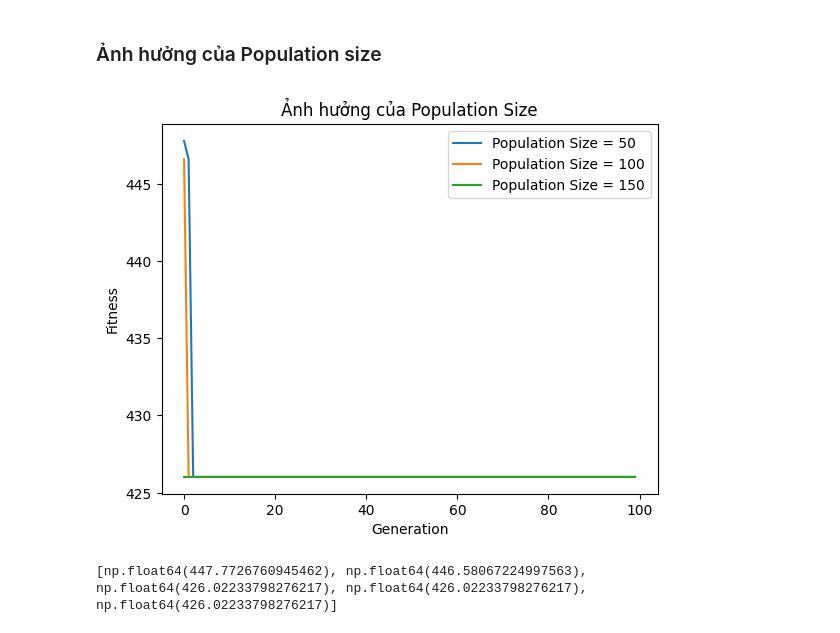
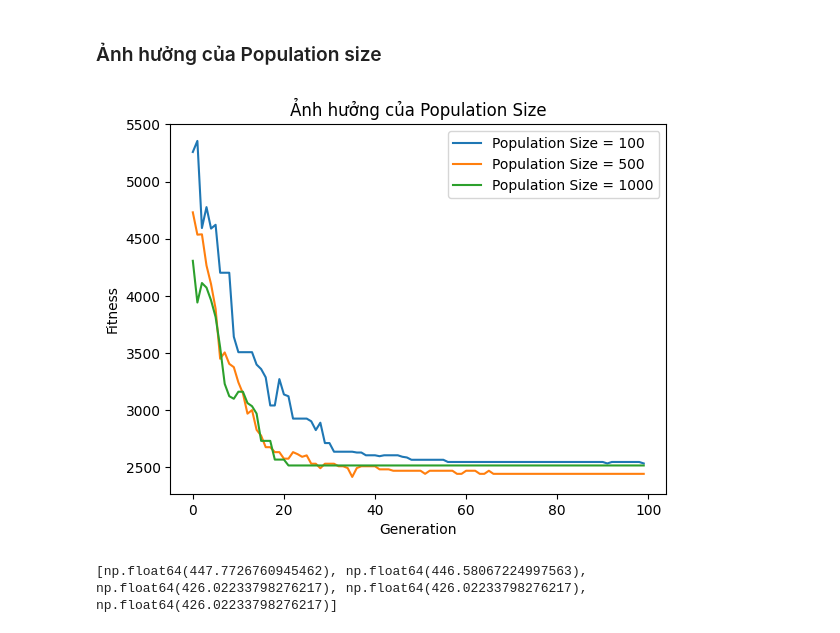
Before and after one commit to thilinnd/GA_TSP, a Jupyter notebook: src/experiment tham so.ipynb, the cells around one changed output. Drawn from its saved outputs; the diff is of its cells as text; code cells hidden in the pictures.

```diff
--- a/src/experiment tham so.ipynb
+++ b/src/experiment tham so.ipynb
@@ -7,7 +7,7 @@ import pandas as pd
 import matplotlib.pyplot as plt
 # %%
 
-file_path = '../data/2_SouthEast.csv'
+file_path = '../data/5_CentralRegion.csv'
 # %%
 locations = pd.read_csv(file_path, header=None).values
 locations
@@ -45,20 +58,20 @@ Total distance (km): 426.0223379827621
 # %% [markdown]
 ### Ảnh hưởng của Population size
 # %%
-_, _, fitness1 = solve(distance_matrix, generations=100, mutation_rate=0.05, population_size=50)
-_, _, fitness2 = solve(distance_matrix, generations=100, mutation_rate=0.05, population_size=100)
-_, _, fitness3 = solve(distance_matrix, generations=100, mutation_rate=0.05, population_size=150)
+fitness1 = solve(distance_matrix, generations=100, mutation_rate=0.01, population_size=100)[2]
+fitness2 = solve(distance_matrix, generations=100, mutation_rate=0.01, population_size=500)[2]
+fitness3 = solve(distance_matrix, generations=100, mutation_rate=0.01, population_size=1000)[2]
 
-plt.plot(fitness1, label='Population Size = 50')
-plt.plot(fitness2, label='Population Size = 100')
-plt.plot(fitness3, label='Population Size = 150')
+plt.plot(fitness1, label='Population Size = 100')
+plt.plot(fitness2, label='Population Size = 500')
+plt.plot(fitness3, label='Population Size = 1000')
 plt.xlabel("Generation")
 plt.ylabel("Fitness")
 plt.title("Ảnh hưởng của Population Size")
 plt.legend()
 plt.show()
 # %% [output]
-[figure, old version]
+[figure, new version]
 # %%
 import pandas as pd
 pd.DataFrame({
```
Also changed, not shown: parts of 4 cells of this notebook.
